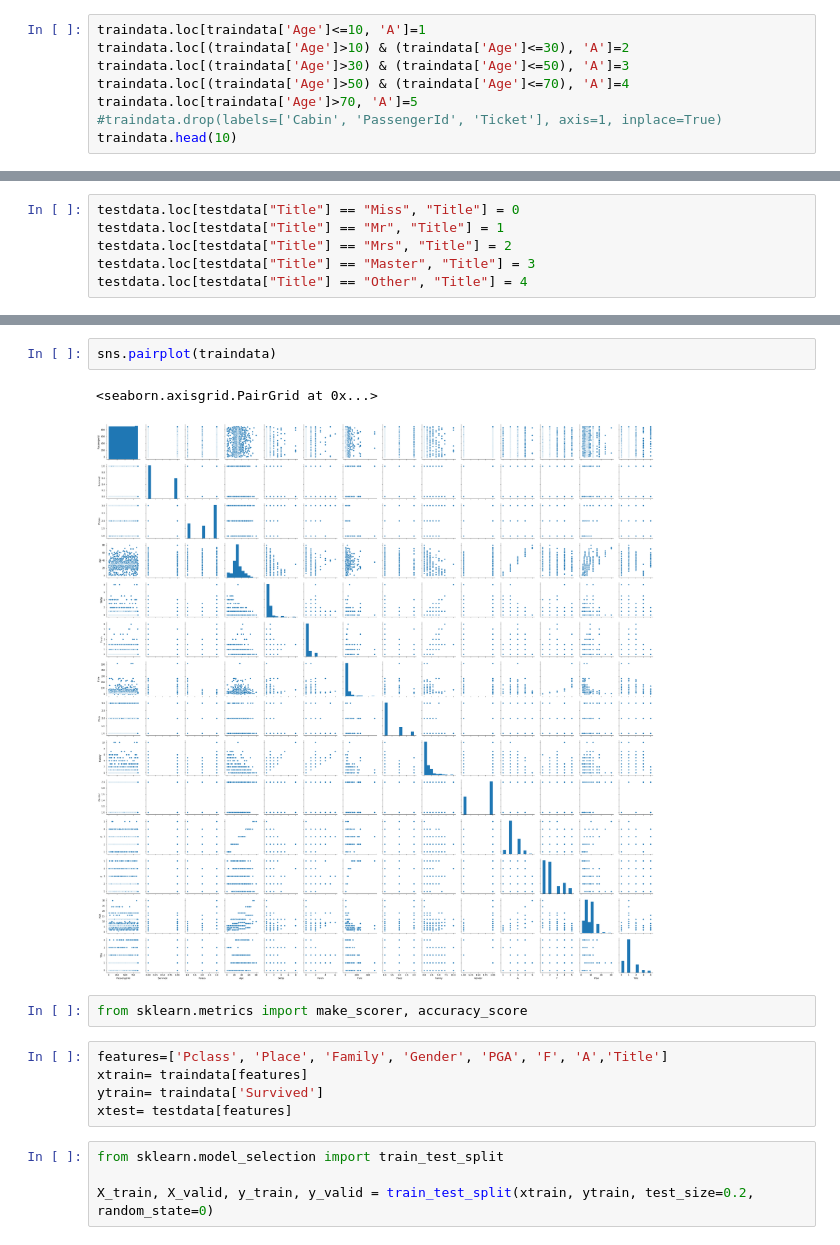
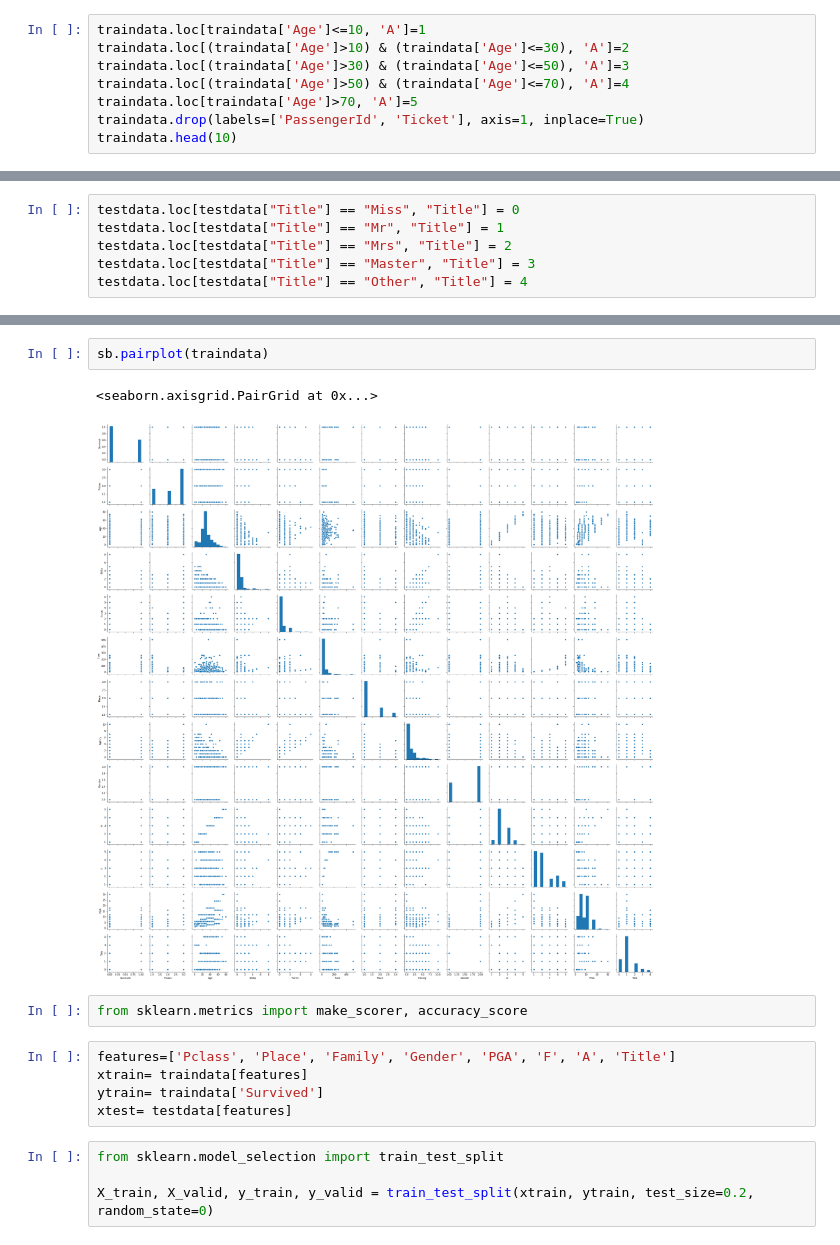
Before and after one commit to Dhanshreeb05/Titanic, a Jupyter notebook: TitanicSoln.ipynb, the cells around one changed output, grey strips where cells are left out. Drawn from its saved outputs; the diff is of its cells as text.

```diff
--- a/TitanicSoln.ipynb
+++ b/TitanicSoln.ipynb
@@ -272,6 +226,6 @@ traindata.loc[(traindata['Age']>10) & (traindata['Age']<=30), 'A']=2
 traindata.loc[(traindata['Age']>30) & (traindata['Age']<=50), 'A']=3
 traindata.loc[(traindata['Age']>50) & (traindata['Age']<=70), 'A']=4
 traindata.loc[traindata['Age']>70, 'A']=5
-#traindata.drop(labels=['Cabin', 'PassengerId', 'Ticket'], axis=1, inplace=True)
+traindata.drop(labels=['PassengerId', 'Ticket'], axis=1, inplace=True)
 traindata.head(10)
 # %% [output]
@@ -420,12 +372,12 @@ testdata.head()
 # %%
-sns.pairplot(traindata)
+sb.pairplot(traindata)
 # %% [output]
 <seaborn.axisgrid.PairGrid at 0x...>
-[figure, old version]
+[figure, new version]
 # %%
 from sklearn.metrics import make_scorer, accuracy_score
 # %%
-features=['Pclass', 'Place', 'Family', 'Gender', 'PGA', 'F', 'A','Title']
+features=['Pclass', 'Place', 'Family', 'Gender', 'PGA', 'F', 'A', 'Title']
 xtrain= traindata[features]
 ytrain= traindata['Survived']
 xtest= testdata[features]
```
Also changed, not shown: parts of 17 cells of this notebook.
